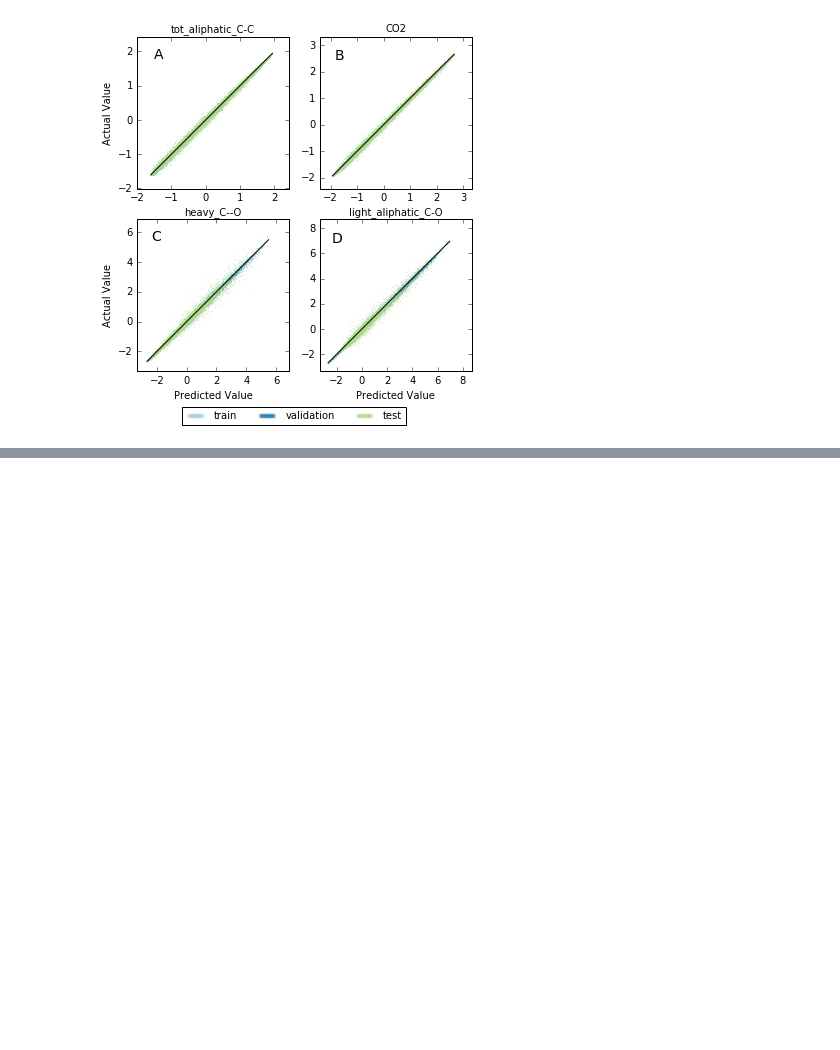
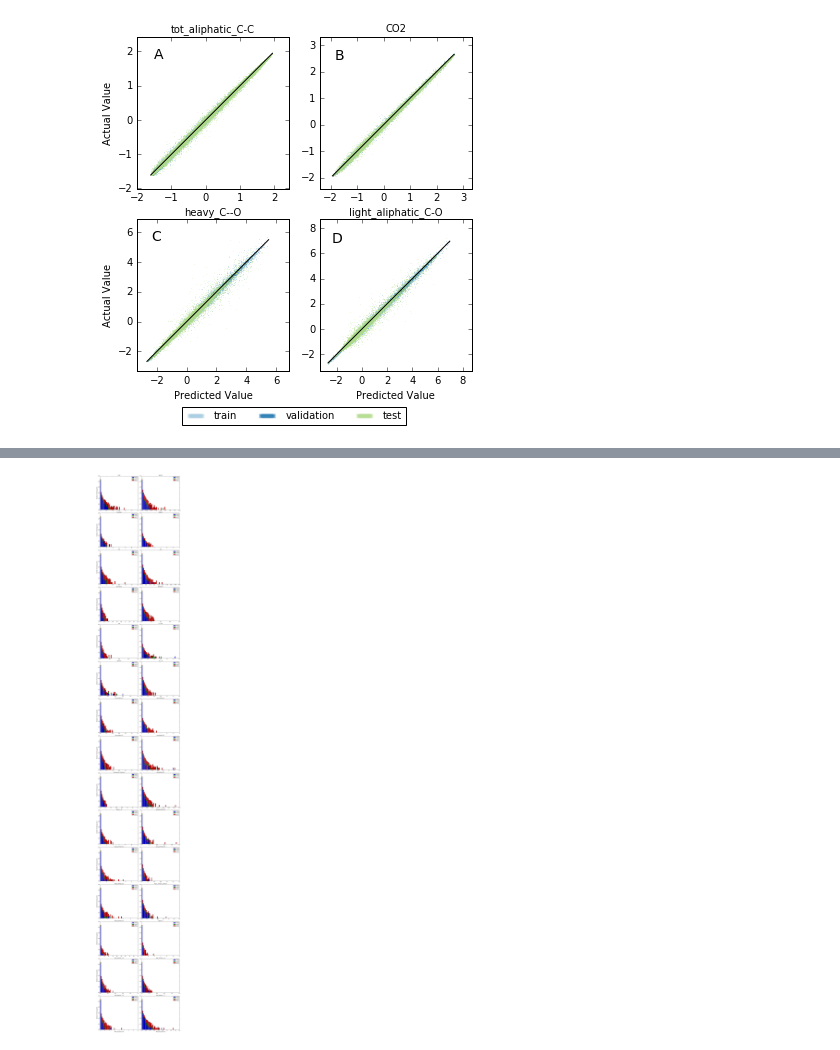
Before and after one commit to houghb/lignet, a Jupyter notebook: lignet/EES_plots.ipynb, the cells around one changed output, grey strips where cells are left out. Cells and saved outputs as stored; diff of their text form; code cells hidden in the pictures; blank space fills up the shorter version.

```diff
--- a/lignet/EES_plots.ipynb
+++ b/lignet/EES_plots.ipynb
@@ -407,0 +522,25 @@ f.savefig('dt_pplot.tiff', bbox_inches = 'tight', dpi=600)
+# %%
+# Plot histograms for the decision tree
+output_list = nets.keys()
+f, ax = plt.subplots(int(round(len(output_list)/2.0)), 2,
+                     figsize=(15, 3.5*len(output_list)))
+ax = ax.ravel()
+
+ytpred = dtr_full.predict(Xt)
+yvpred = dtr_full.predict(Xv)
+ytestpred = dtr_full.predict(x_test)
+
+for key in output_list:
+    hplot_one_output(yt[:, key], yv[:, key], y_test[:, key],
+                     ytpred[:, key], yvpred[:, key], ytestpred[:, key],
+                     Y_COLUMNS[key], ax, key)
+
+ax[len(output_list)-1].set_xlabel('Mean squared error')
+ax[len(output_list)-2].set_xlabel('Mean squared error')
+# put y-labels on the left hand subplots
+for i in range(0, len(output_list), 2):
+    ax[i].set_ylabel('Number of training points')
+f.subplots_adjust(hspace=0.1, wspace=0.1)
+f.savefig('decision_tree_histograms.tiff', bbox_inches = 'tight')
+# %% [output]
+[figure, added]
```
Also changed, not shown: parts of 4 cells of this notebook.
